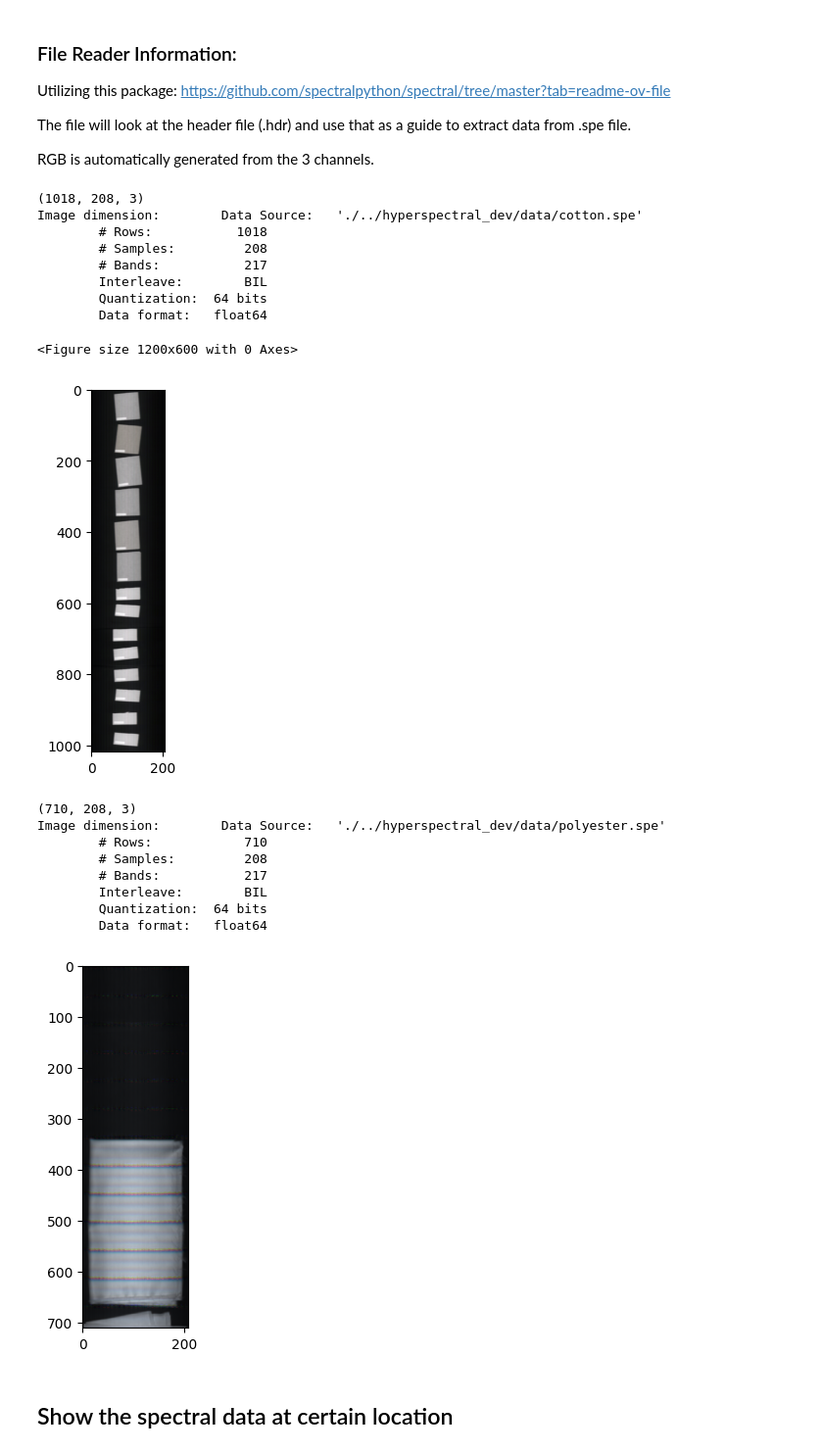
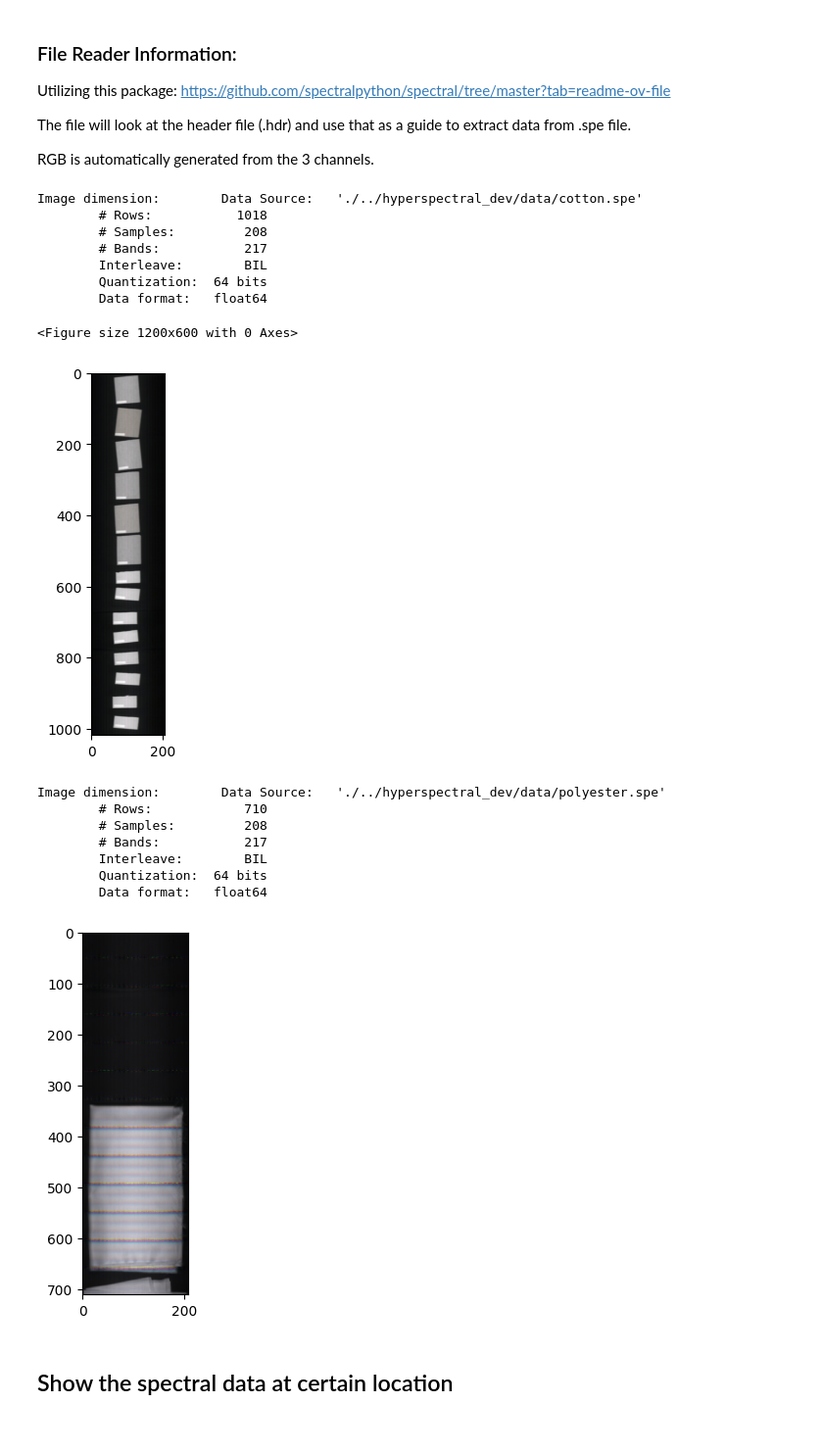
Before and after one commit to csivakorn/spectral, a Jupyter notebook: test.ipynb, the cells around one changed output. Shown at 98% size. Cells and saved outputs as stored; diff of their text form; code cells hidden in the pictures.

```diff
--- a/test.ipynb
+++ b/test.ipynb
@@ -20,7 +20,7 @@ header_file = '../hyperspectral_dev/data/cotton.hdr'
 data_file = '../hyperspectral_dev/data/cotton.spe'
 
 # Open the ENVI image
-image = envi.open(header_file, image=data_file)
+image1 = envi.open(header_file, image=data_file)
 
 # Display the specific bands using imshow
 # Note: Band indices are zero-based in Python, so adjust accordingly.
@@ -28,13 +28,12 @@ plt.figure(figsize=(12, 6))
 
 # Displaying the specified bands
 # Example: Displaying bands 29, 19, and 9
-view = imshow(image, bands=(29,19,9))  # 29, 19, 9 are band indices
+view = imshow(image1, bands=(29,19,9))  # 29, 19, 9 are band indices
 
 # view = imshow(image)
 
-print("Image dimension:", image)
+print("Image dimension:", image1)
 # %% [output]
-(1018, 208, 3)
 Image dimension:        Data Source:   './../hyperspectral_dev/data/cotton.spe'
         # Rows:           1018
         # Samples:         208
@@ -47,28 +46,27 @@ Image dimension:        Data Source:   './../hyperspectral_dev/data/cotton.spe'
 # %%
 import matplotlib.pyplot as plt
 from spectral import *
 
 # Provide the path to your ENVI header file
 header_file = '../hyperspectral_dev/data/polyester.hdr'
 data_file = '../hyperspectral_dev/data/polyester.spe'
 
 # Open the ENVI image
-image = envi.open(header_file, image=data_file)
+image2 = envi.open(header_file, image=data_file)
 
 # Displaying the specified bands
 # Example: Displaying bands 29, 19, and 9
-view = imshow(image, bands=(29,19,9))  # 29, 19, 9 are band indices
+view = imshow(image2, bands=(210,200,190))  # 29, 19, 9 are band indices
 
-print("Image dimension:", image)
+print("Image dimension:", image2)
 # %% [output]
-(710, 208, 3)
 Image dimension:        Data Source:   './../hyperspectral_dev/data/polyester.spe'
         # Rows:            710
         # Samples:         208
         # Bands:           217
         Interleave:        BIL
         Quantization:  64 bits
         Data format:   float64
-[figure, old version]
+[figure, new version]
 # %% [markdown]
 ## Show the spectral data at certain location
```
Also changed, not shown: parts of 4 cells of this notebook.
